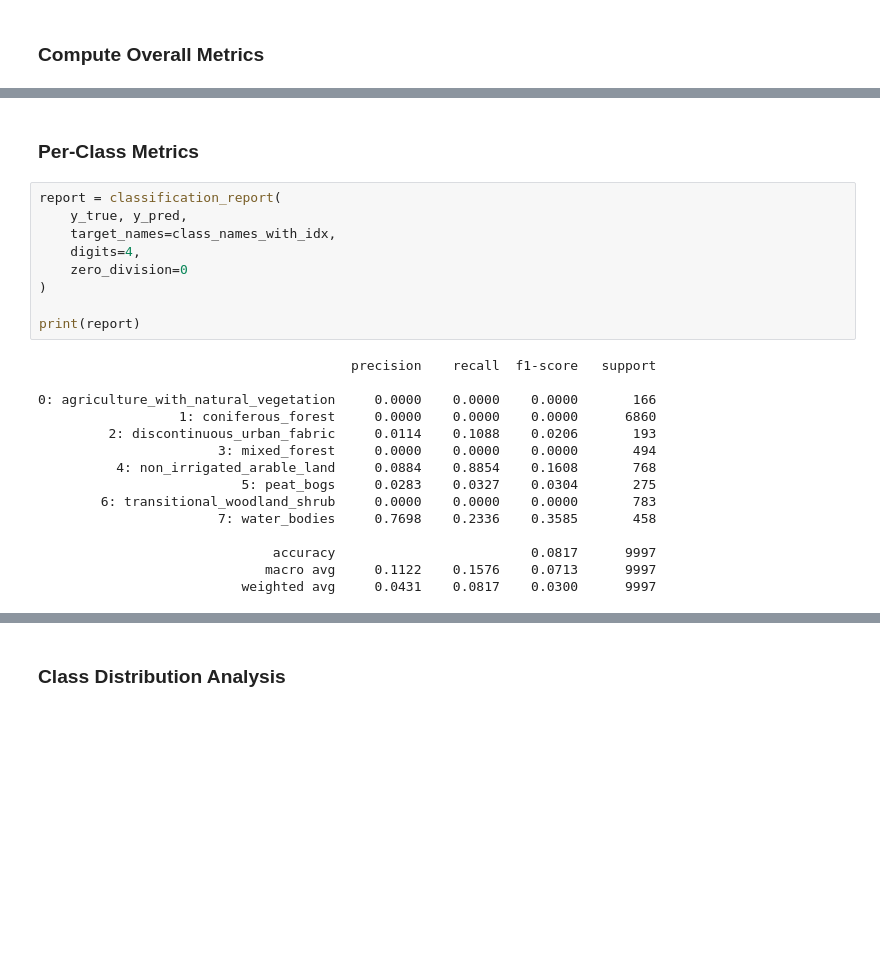
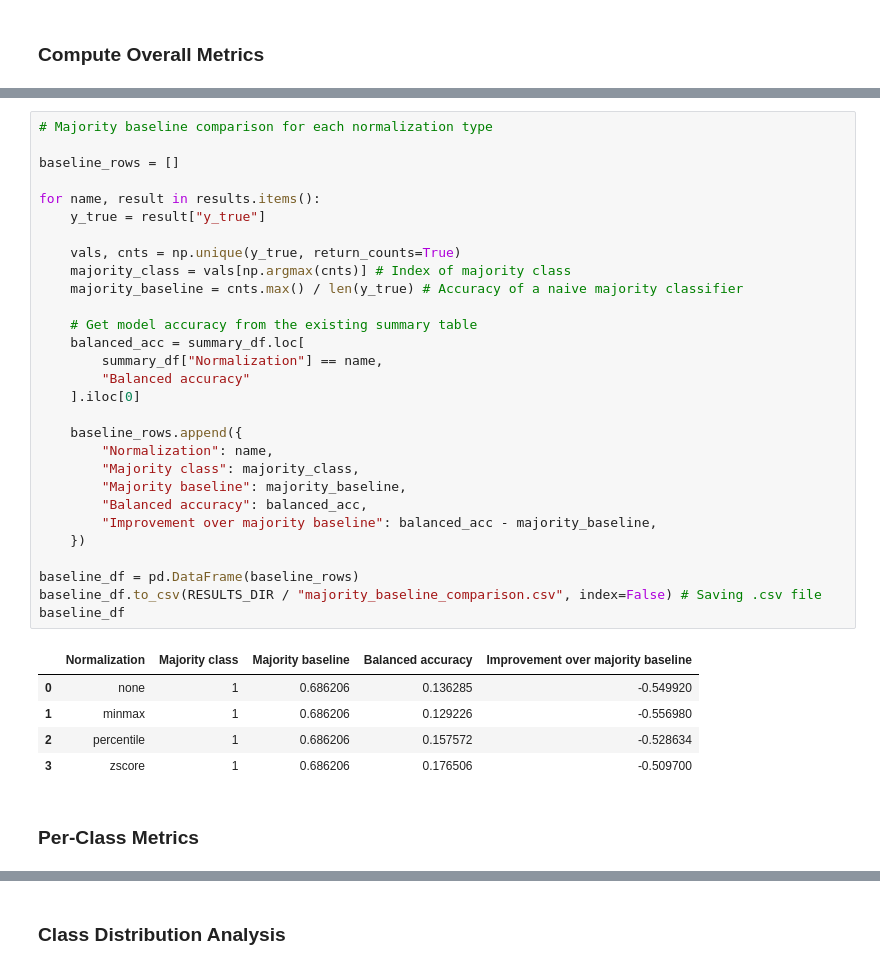
Before and after one commit to RAF622M-team1/RAF622M-Final-Project, a Jupyter notebook: notebooks/4_model_evaluation.ipynb, the cells around one changed output, grey strips where cells are left out. Saved outputs shown, nothing was run; the diff lists cells and outputs as text; blank space fills up the shorter version.

```diff
--- a/notebooks/4_model_evaluation.ipynb
+++ b/notebooks/4_model_evaluation.ipynb
@@ -130,26 +172,37 @@ Model improvement:  -0.5286
+# %%
+# Majority baseline comparison for each normalization type
+
+baseline_rows = []
+
+for name, result in results.items():
+    y_true = result["y_true"]
+
+    vals, cnts = np.unique(y_true, return_counts=True)
+    majority_class = vals[np.argmax(cnts)] # Index of majority class
+    majority_baseline = cnts.max() / len(y_true) # Accuracy of a naive majority classifier
+
+    # Get model accuracy from the existing summary table
+    balanced_acc = summary_df.loc[
+        summary_df["Normalization"] == name,
+        "Balanced accuracy"
+    ].iloc[0]
+
+    baseline_rows.append({
+        "Normalization": name,
+        "Majority class": majority_class,
+        "Majority baseline": majority_baseline,
+        "Balanced accuracy": balanced_acc,
+        "Improvement over majority baseline": balanced_acc - majority_baseline,
+    })
+
+baseline_df = pd.DataFrame(baseline_rows)
+baseline_df.to_csv(RESULTS_DIR / "majority_baseline_comparison.csv", index=False) # Saving .csv file
+baseline_df
+# %% [output]
+|  | Normalization | Majority class | Majority baseline | Balanced accuracy | Improvement over majority baseline |
+| 0 | none | 1 | 0.686206 | 0.136285 | -0.549920 |
+| 1 | minmax | 1 | 0.686206 | 0.129226 | -0.556980 |
+| 2 | percentile | 1 | 0.686206 | 0.157572 | -0.528634 |
+| 3 | zscore | 1 | 0.686206 | 0.176506 | -0.509700 |
 # %% [markdown]
 ### Per-Class Metrics
-# %%
-report = classification_report(
-    y_true, y_pred,
-    target_names=class_names_with_idx,
-    digits=4,
-    zero_division=0
-)
-
-print(report)
-# %% [output]
-                                        precision    recall  f1-score   support
-
-0: agriculture_with_natural_vegetation     0.0000    0.0000    0.0000       166
-                  1: coniferous_forest     0.0000    0.0000    0.0000      6860
-         2: discontinuous_urban_fabric     0.0114    0.1088    0.0206       193
-                       3: mixed_forest     0.0000    0.0000    0.0000       494
-          4: non_irrigated_arable_land     0.0884    0.8854    0.1608       768
-                          5: peat_bogs     0.0283    0.0327    0.0304       275
-        6: transitional_woodland_shrub     0.0000    0.0000    0.0000       783
-                       7: water_bodies     0.7698    0.2336    0.3585       458
-
-                              accuracy                         0.0817      9997
-                             macro avg     0.1122    0.1576    0.0713      9997
-                          weighted avg     0.0431    0.0817    0.0300      9997
```
Also changed, not shown: parts of 18 cells of this notebook.
